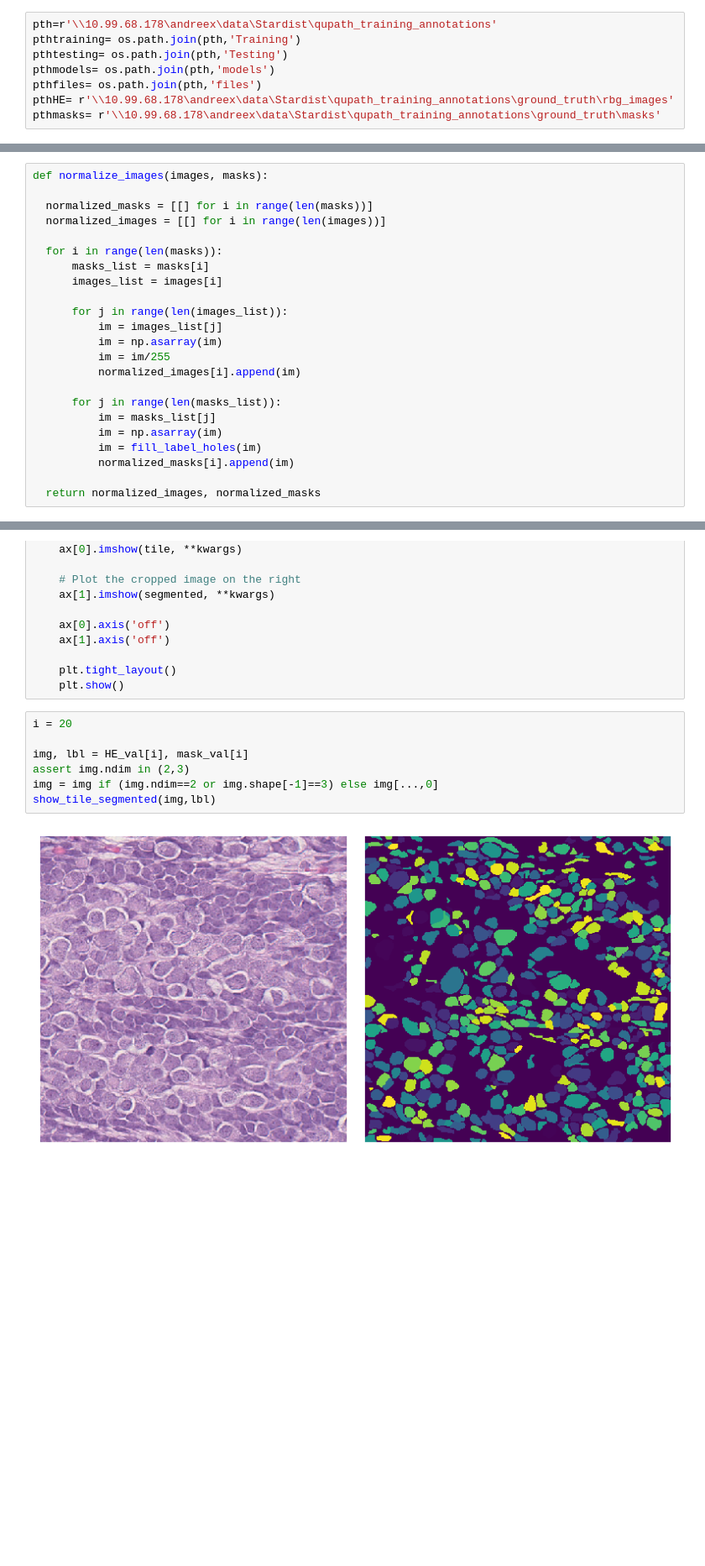
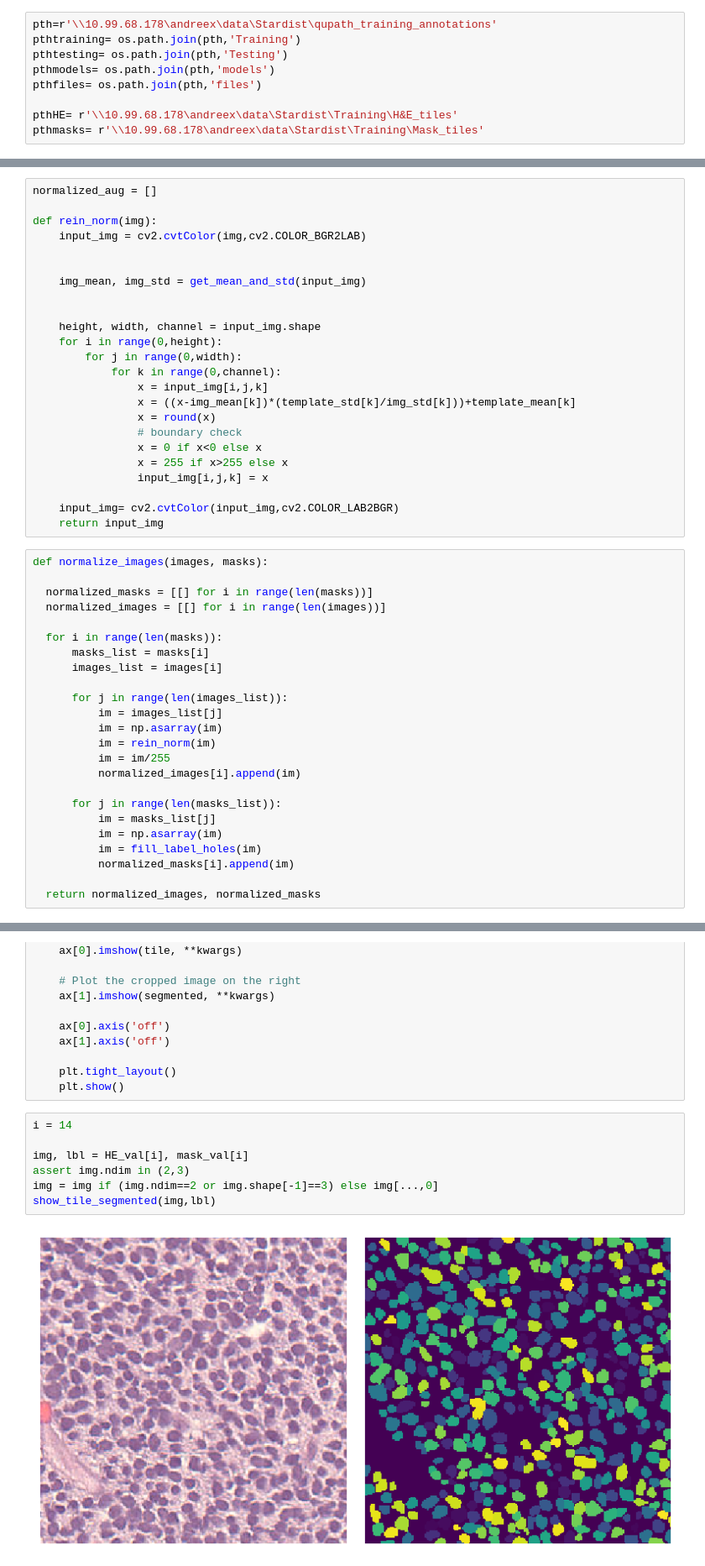
Before and after one commit to donniekramer8/Nuclei-seg-collection, a Jupyter notebook: stardist/monkey/3_train_stardist_model_DK.ipynb, the cells around one changed output, grey strips where cells are left out. Shown at 84% size. Saved outputs shown, nothing was run; the diff lists cells and outputs as text; blank space fills up the shorter version.

```diff
--- a/stardist/monkey/3_train_stardist_model_DK.ipynb
+++ b/stardist/monkey/3_train_stardist_model_DK.ipynb
@@ -29,8 +30,9 @@ pthtraining= os.path.join(pth,'Training')
 pthtesting= os.path.join(pth,'Testing')
 pthmodels= os.path.join(pth,'models')
 pthfiles= os.path.join(pth,'files')
-pthHE= r'\\10.99.68.178\andreex\data\Stardist\qupath_training_annotations\ground_truth\rbg_images'
-pthmasks= r'\\10.99.68.178\andreex\data\Stardist\qupath_training_annotations\ground_truth\masks'
+
+pthHE= r'\\10.99.68.178\andreex\data\Stardist\Training\H&E_tiles'
+pthmasks= r'\\10.99.68.178\andreex\data\Stardist\Training\Mask_tiles'
 # %%
 pthmodels
 # %% [output]
@@ -115,4 +176,28 @@ HE_original_tiles = [x/255 for x in HE_original_tiles]  # no norm, just divide b
 mask_original_tiles = [fill_label_holes(y) for y in mask_original_tiles]  # fills holes in annotations if there are any
+# %%
+normalized_aug = []
+
+def rein_norm(img):
+    input_img = cv2.cvtColor(img,cv2.COLOR_BGR2LAB)
+
+
+    img_mean, img_std = get_mean_and_std(input_img)
+
+
+    height, width, channel = input_img.shape
+    for i in range(0,height):
+        for j in range(0,width):
+            for k in range(0,channel):
+            	x = input_img[i,j,k]
+            	x = ((x-img_mean[k])*(template_std[k]/img_std[k]))+template_mean[k]
+            	x = round(x)
+            	# boundary check
+            	x = 0 if x<0 else x
+            	x = 255 if x>255 else x
+            	input_img[i,j,k] = x
+
+    input_img= cv2.cvtColor(input_img,cv2.COLOR_LAB2BGR)
+    return input_img
 # %%
 def normalize_images(images, masks):
 
@@ -126,6 +211,7 @@ def normalize_images(images, masks):
       for j in range(len(images_list)):
           im = images_list[j]
           im = np.asarray(im)
+          im = rein_norm(im)
           im = im/255
           normalized_images[i].append(im)
 
@@ -219,14 +305,14 @@ def show_tile_segmented(tile, segmented, **kwargs):
     plt.tight_layout()
     plt.show()
 # %%
-i = 20
+i = 14
 
 img, lbl = HE_val[i], mask_val[i]
 assert img.ndim in (2,3)
 img = img if (img.ndim==2 or img.shape[-1]==3) else img[...,0]
 show_tile_segmented(img,lbl)
 # %% [output]
-[figure, old version]
+[figure, new version]
 # %%
 if tf.config.list_physical_devices('GPU'):
     print("GPU is available")
```
Also changed, not shown: parts of 7 cells of this notebook, 50 other files.
